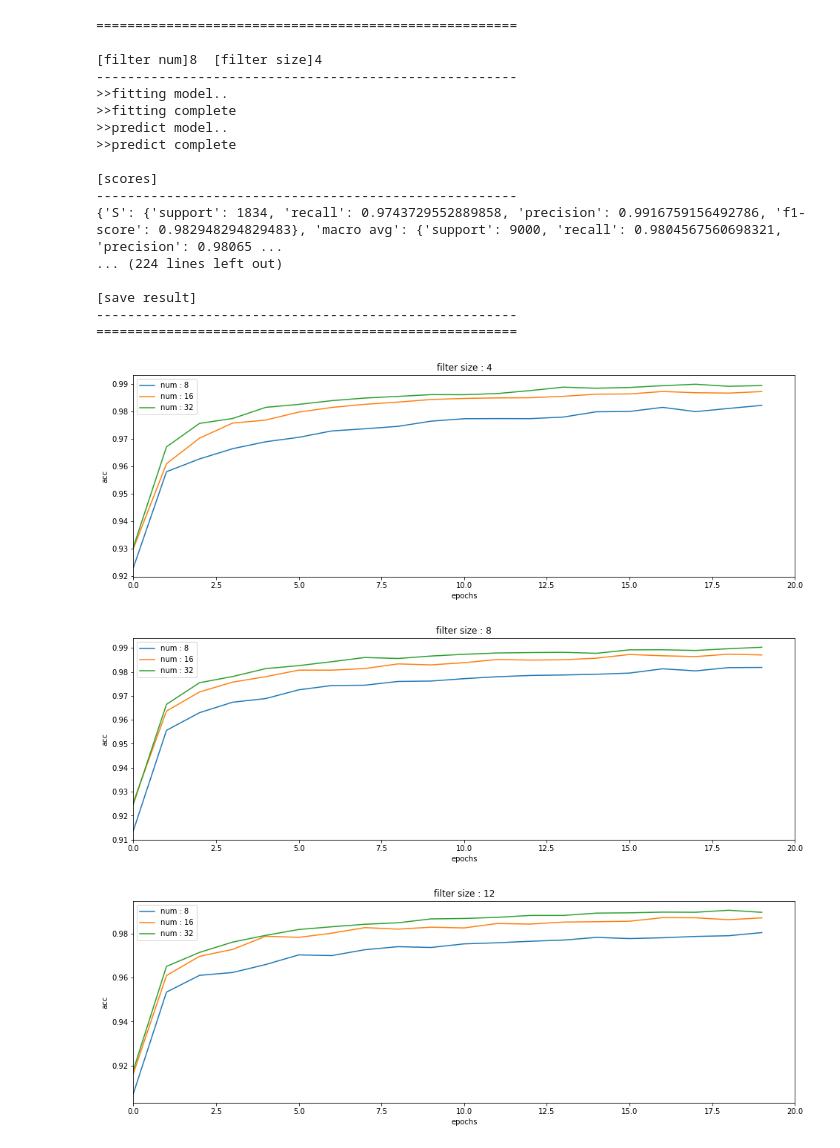
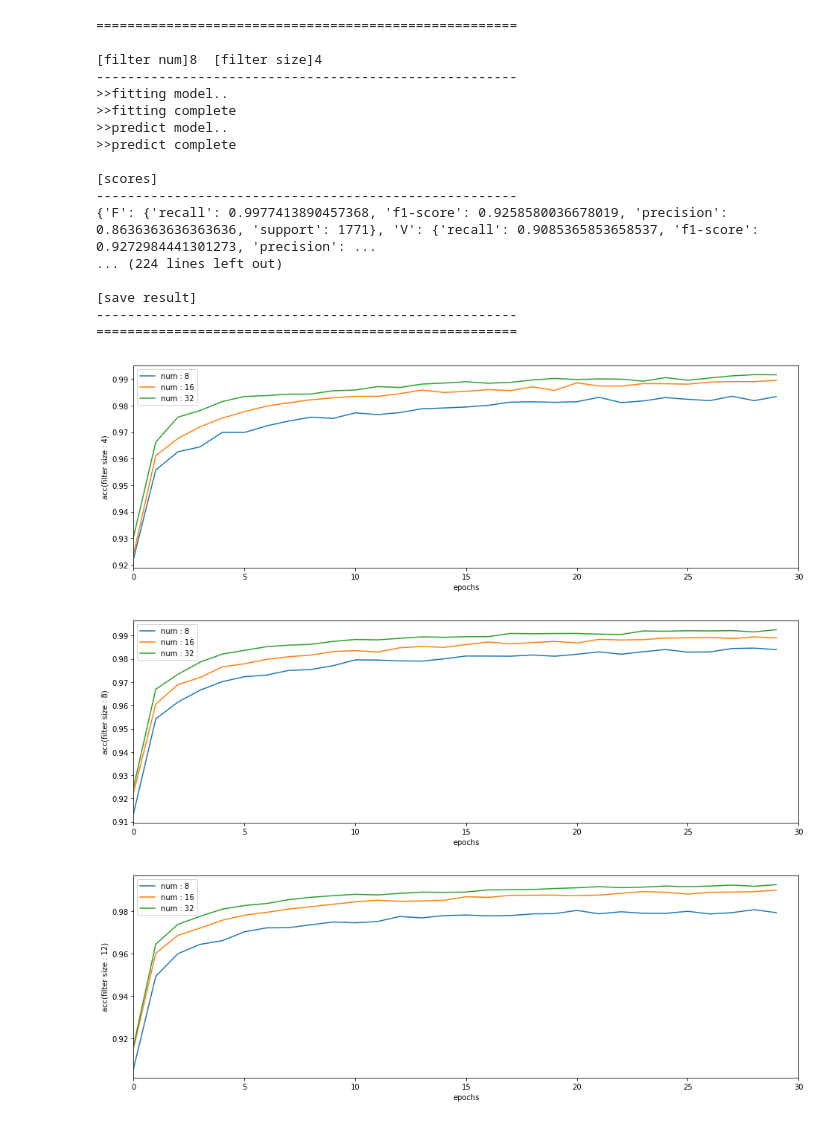
Before and after one commit to LazyerIJ/ECG_Analysis_CNN, a Jupyter notebook: CNN/cnn_compare_kernel.ipynb, the cells around one changed output. Saved outputs shown, nothing was run; the diff lists cells and outputs as text; code cells hidden in the pictures.

```diff
--- a/CNN/cnn_compare_kernel.ipynb
+++ b/CNN/cnn_compare_kernel.ipynb
@@ -191,7 +190,7 @@ filter_size=[4,8,12]
 #test case of filter num
 filter_num=[8,16,32]
 #test epochs
-epochs=20
+epochs=30
 #learning rate
 lr=0.01
 #optimizer
@@ -254,16 +253,19 @@ for size in filter_size:
         print()
         print("[scores]")
         print("------------------------------------------------------")
+
         flatten_true=[np.argmax(x) for x in y_test]
         flatten_predict=predict_list
-        r_nums = get_total_num(y_true=flatten_true,
-                              y_pred=flatten_predict,
-                              label_num=len(heart_diseases))
+
         report = classification_report(flatten_true,
                                     flatten_predict,
                                     target_names=heart_diseases,
                                     digits=4,
                                     output_dict=True)
+        '''
+        ##############################
+        #print
+        ##############################
         print(report)
 
         ##############################
@@ -274,12 +276,15 @@ for size in filter_size:
         #  3 |                          => sum()=datasets num
         #  4 |                          => sum()=datasets num
         ##############################
+        r_nums = get_total_num(y_true=flatten_true,
+                              y_pred=flatten_predict,
+                              label_num=len(heart_diseases))
         print()
-        print('[y:origin | x:prediction]')
+        print('[row:label | col:prediction]')
         print("------------------------------------------------------")
         for r in r_nums:
             print(r)
-
+        '''
 
 
         ##############################
@@ -293,6 +298,7 @@ for size in filter_size:
         rs_pred.append(flatten_predict)
         rs_report.append(report)
 
+
         print("======================================================")
         print("\n\n")
 # %% [output]
@@ -307,32 +313,30 @@ for size in filter_size:
 
 [scores]
 ------------------------------------------------------
-{'S': {'support': 1834, 'recall': 0.9743729552889858, 'precision': 0.9916759156492786, 'f1-score': 0.982948294829483}, 'macro avg': {'support': 9000, 'recall': 0.9804567560698321, 'precision': 0.98065 ...
+{'F': {'recall': 0.9977413890457368, 'f1-score': 0.9258580036678019, 'precision': 0.8636363636363636, 'support': 1771}, 'V': {'recall': 0.9085365853658537, 'f1-score': 0.9272984441301273, 'precision': ...
 ... (224 lines left out)
 
 [save result]
 ------------------------------------------------------
 ======================================================
 # %%
-##acc graph
+#acc graph
+#graph with each filter size to compare with filter num
 for idx in range(len(filter_size)):
-    fig = plt.figure(figsize=(16,5))
-    plt.title("filter size : {}".format(filter_size[idx]))
+    plt.figure(figsize=(16,5))
     plt.plot(rs_history[idx*3].history['acc'],
              label="num : {}".format(filter_num[0]))
-    plt.title("filter size : {}".format(filter_size[idx]))
     plt.plot(rs_history[idx*3+1].history['acc'],
              label="num : {}".format(filter_num[1]))
-    plt.title("filter size : {}".format(filter_size[idx]))
     plt.plot(rs_history[idx*3+2].history['acc'],
              label="num : {}".format(filter_num[2]))
-    plt.xlim((0, 20))
+    plt.xlim((0, epochs))
     plt.legend()
     plt.xlabel('epochs')
-    plt.ylabel('acc')
+    plt.ylabel('acc(filter size : {})'.format(filter_size[idx]))
     plt.show()
 # %% [output]
-[figure, old version]
+[figure, new version]
-[figure, old version]
+[figure, new version]
-[figure, old version]
+[figure, new version]
 # %%
```
Also changed, not shown: parts of 5 cells of this notebook.
